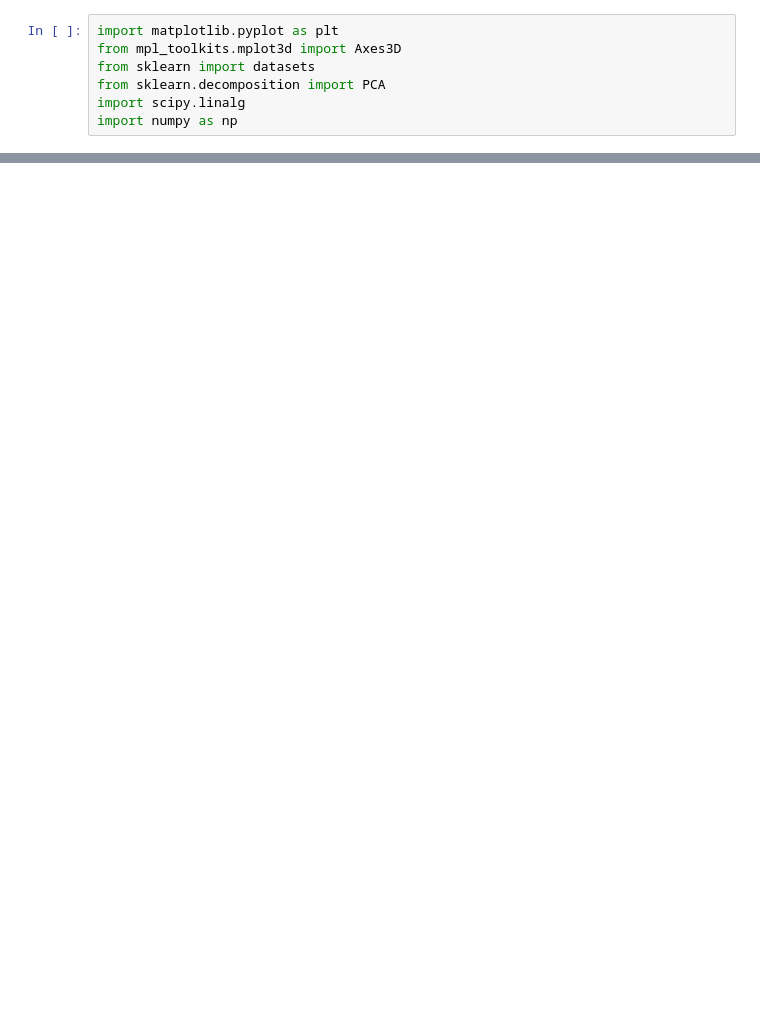
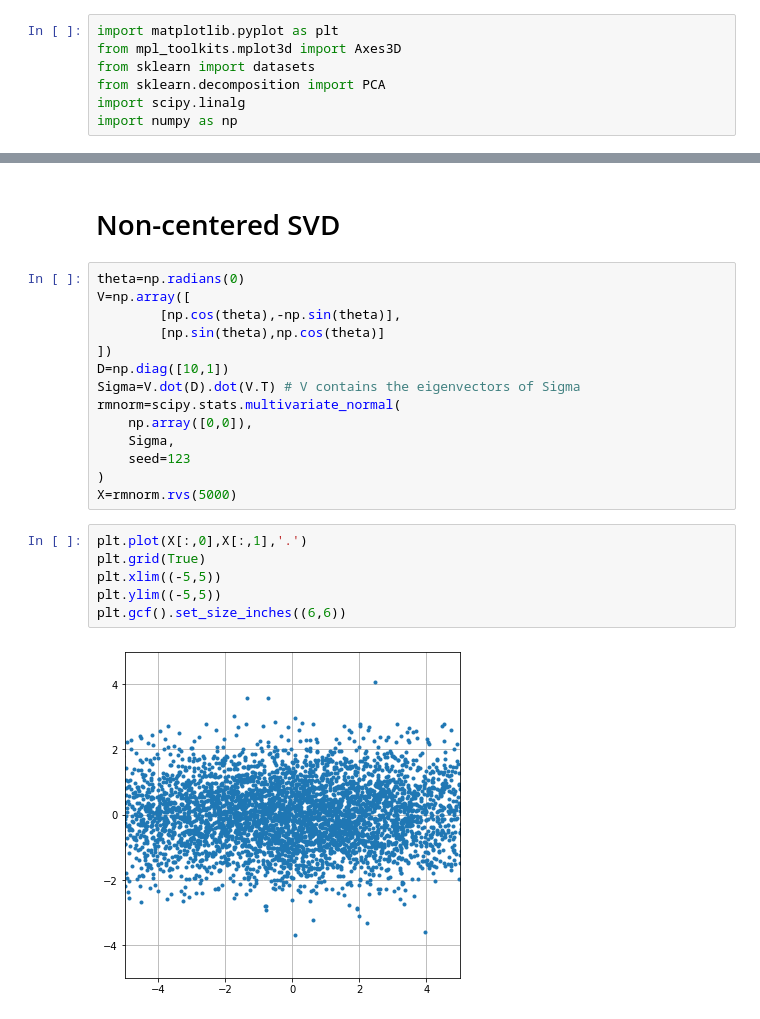
Before and after one commit to lzx325/code_collections, a Jupyter notebook: sklearn/sklearn-PCA/pca_demo.ipynb, the cells around one changed output, grey strips where cells are left out. Saved outputs shown, nothing was run; the diff lists cells and outputs as text; blank space fills up the shorter version.

```diff
--- a/sklearn/sklearn-PCA/pca_demo.ipynb
+++ b/sklearn/sklearn-PCA/pca_demo.ipynb
@@ -33,0 +47,24 @@ print(Vh[:3])
+# %% [markdown]
+# Non-centered SVD
+# %%
+theta=np.radians(0)
+V=np.array([
+        [np.cos(theta),-np.sin(theta)],
+        [np.sin(theta),np.cos(theta)]
+])
+D=np.diag([10,1])
+Sigma=V.dot(D).dot(V.T) # V contains the eigenvectors of Sigma
+rmnorm=scipy.stats.multivariate_normal(
+    np.array([0,0]),
+    Sigma,
+    seed=123
+)
+X=rmnorm.rvs(5000)
+# %%
+plt.plot(X[:,0],X[:,1],'.')
+plt.grid(True)
+plt.xlim((-5,5))
+plt.ylim((-5,5))
+plt.gcf().set_size_inches((6,6))
+# %% [output]
+[figure, added]
```
Also changed, not shown: parts of 8 cells of this notebook, 3 other files.
